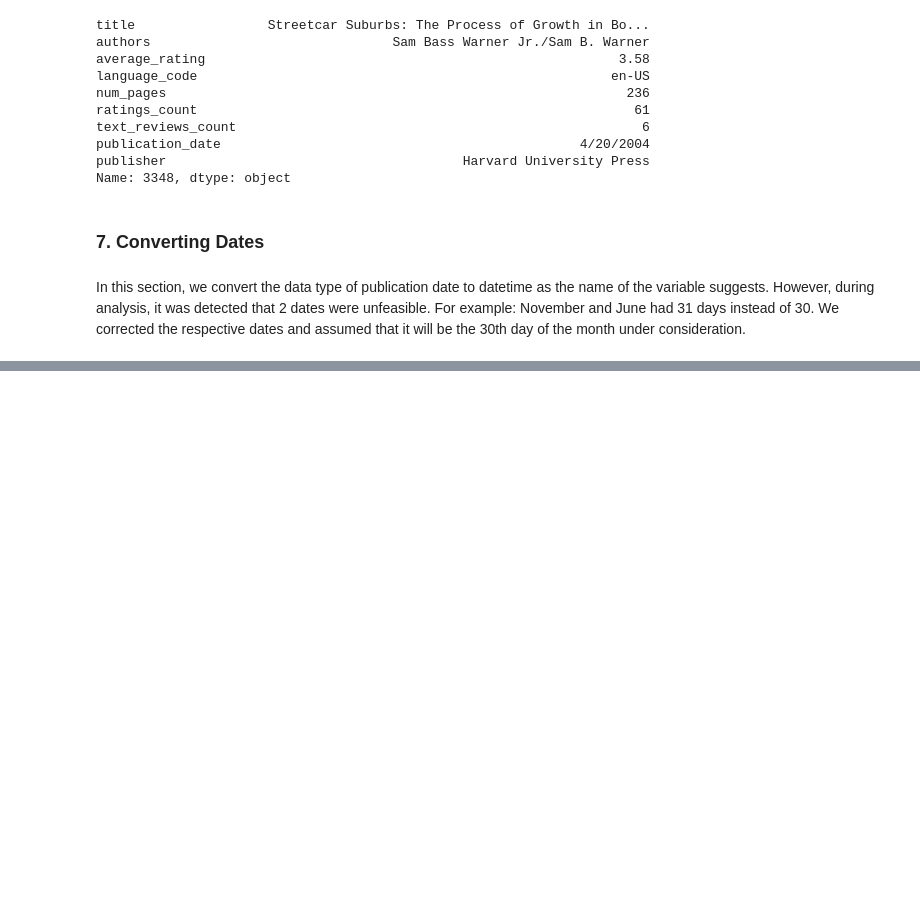
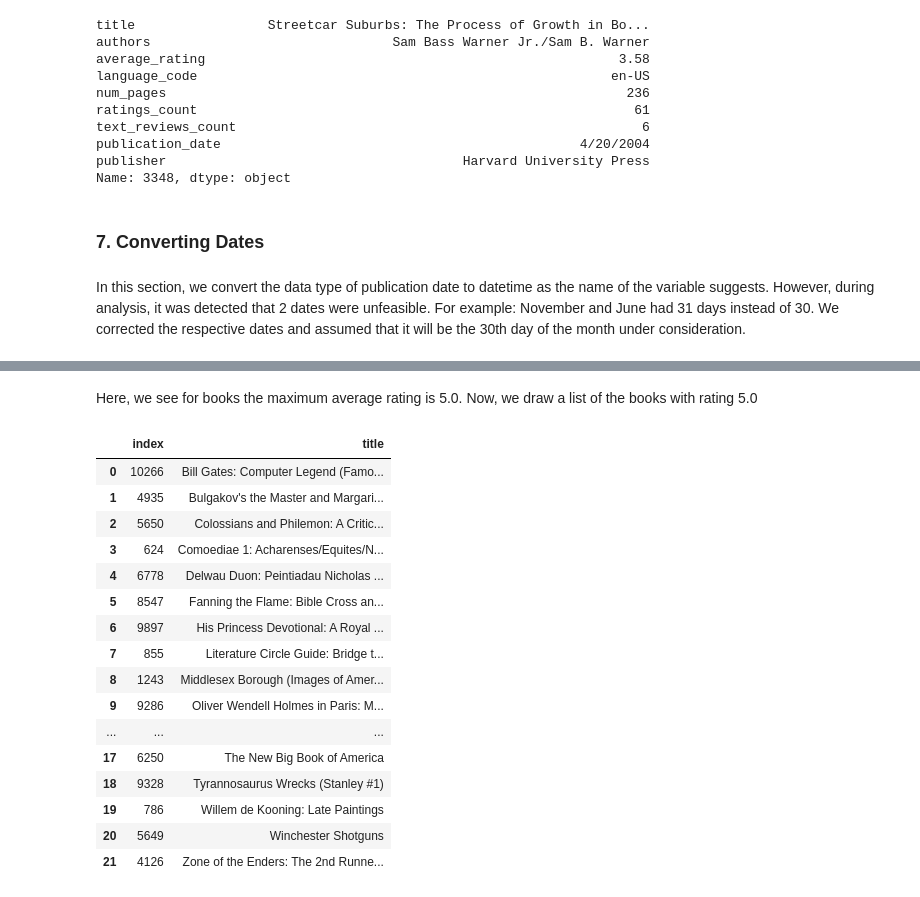
Before and after one commit to nareshkodam/Book-Rating-Prediction-Model, a Jupyter notebook: DataCleaning.ipynb, the cells around one changed output, grey strips where cells are left out. Cells and saved outputs as stored; diff of their text form; code cells hidden in the pictures; blank space fills up the shorter version.

```diff
--- a/DataCleaning.ipynb
+++ b/DataCleaning.ipynb
@@ -255,0 +335,24 @@ In this section, we convert the data type of publication date to datetime as the
+# %% [markdown]
+Here, we see for books the maximum average rating is 5.0. Now, we draw a list of the books with rating 5.0
+# %%
+books_highAverageRating=df.loc[(df.loc[:,'average_rating']==5),'title']
+list_book=pd.DataFrame(books_highAverageRating).sort_values('title')
+list_book.reset_index()
+# %% [output]
+|  | index | title |
+| 0 | 10266 | Bill Gates: Computer Legend (Famo... |
+| 1 | 4935 | Bulgakov's the Master and Margari... |
+| 2 | 5650 | Colossians and Philemon: A Critic... |
+| 3 | 624 | Comoediae 1: Acharenses/Equites/N... |
+| 4 | 6778 | Delwau Duon: Peintiadau Nicholas ... |
+| 5 | 8547 | Fanning the Flame: Bible Cross an... |
+| 6 | 9897 | His Princess Devotional: A Royal ... |
+| 7 | 855 | Literature Circle Guide: Bridge t... |
+| 8 | 1243 | Middlesex Borough (Images of Amer... |
+| 9 | 9286 | Oliver Wendell Holmes in Paris: M... |
+| ... | ... | ... |
+| 17 | 6250 | The New Big Book of America |
+| 18 | 9328 | Tyrannosaurus Wrecks (Stanley #1) |
+| 19 | 786 | Willem de Kooning: Late Paintings |
+| 20 | 5649 | Winchester Shotguns |
+| 21 | 4126 | Zone of the Enders: The 2nd Runne... |
```
Also changed, not shown: parts of 23 cells of this notebook.
